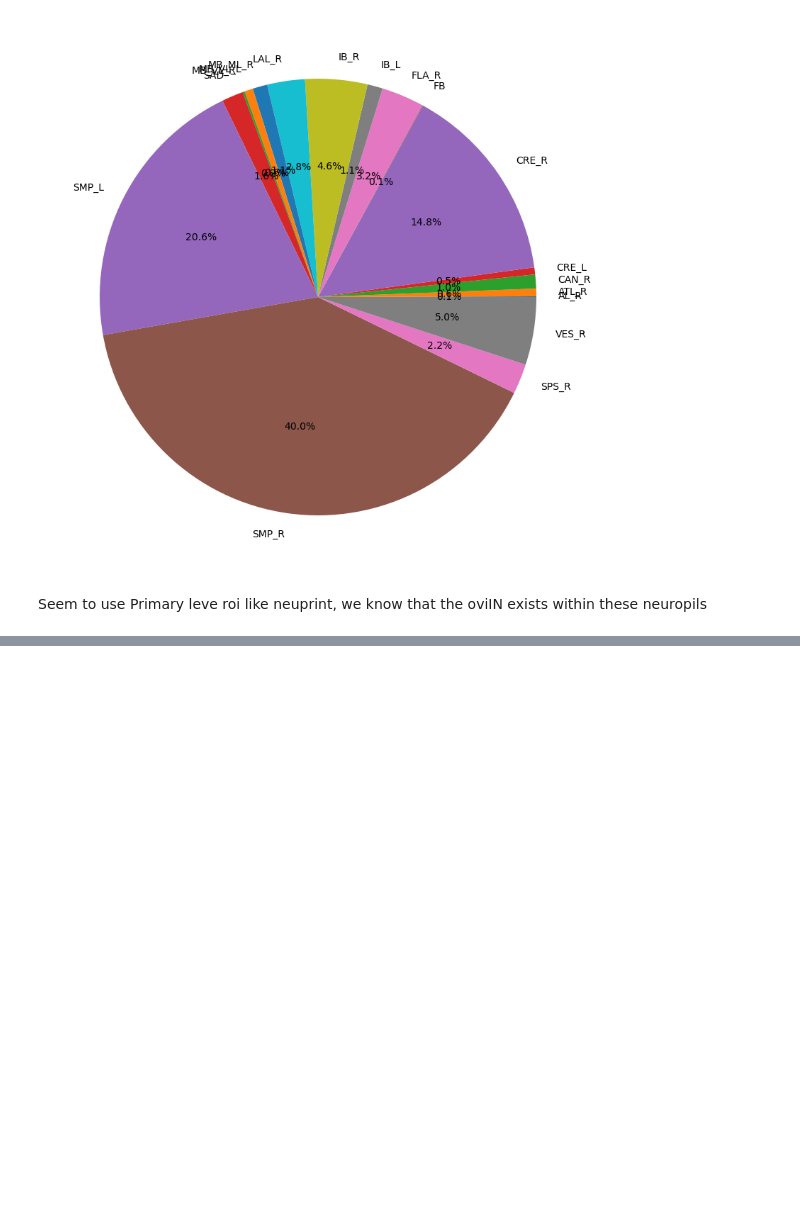
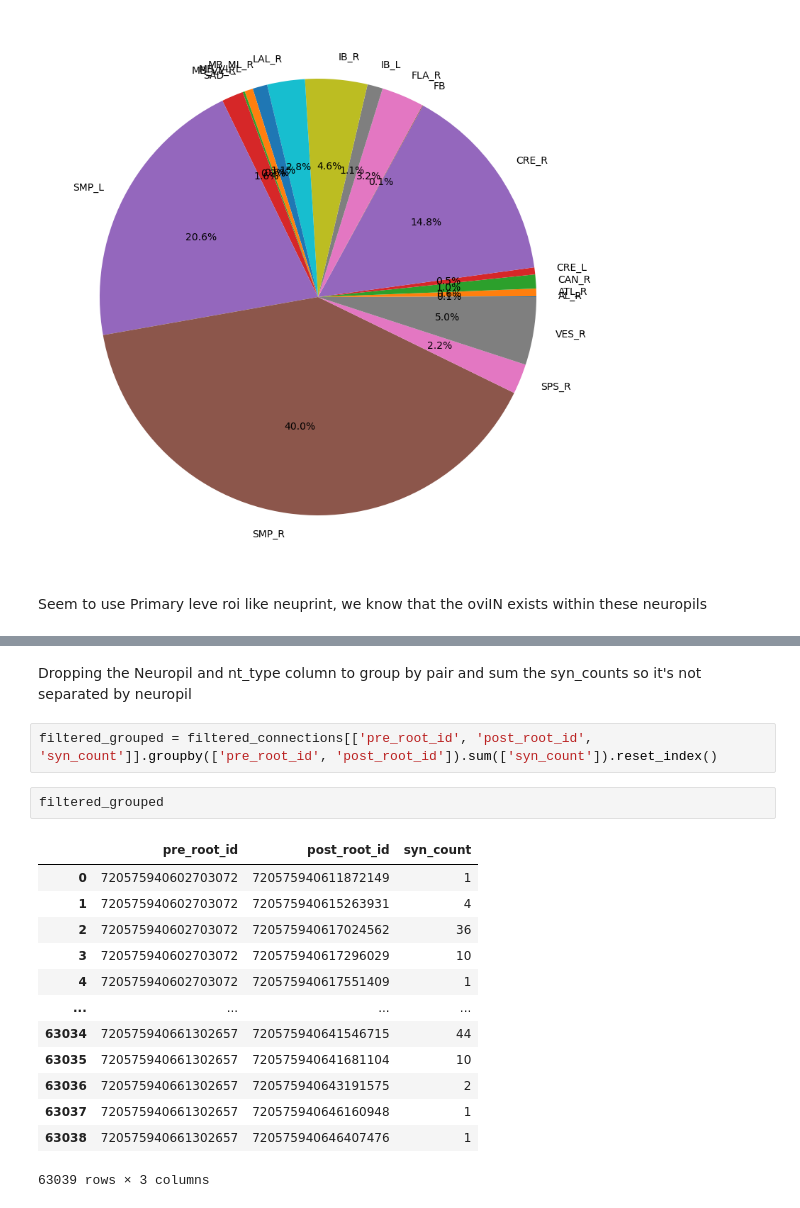
Before and after one commit to Gutierrez-lab/flybrain-clustering-rhessa, a Jupyter notebook: FlyWire/oviposition_sandbox.ipynb, the cells around one changed output, grey strips where cells are left out. Saved outputs shown, nothing was run; the diff lists cells and outputs as text; blank space fills up the shorter version.

```diff
--- a/FlyWire/oviposition_sandbox.ipynb
+++ b/FlyWire/oviposition_sandbox.ipynb
@@ -211,0 +328,20 @@ Seem to use Primary leve roi like neuprint, we know that the oviIN exists within
+# %% [markdown]
+Dropping the Neuropil and nt_type column to group by pair and sum the syn_counts so it's not separated by neuropil
+# %%
+filtered_grouped = filtered_connections[['pre_root_id', 'post_root_id', 'syn_count']].groupby(['pre_root_id', 'post_root_id']).sum(['syn_count']).reset_index()
+# %%
+filtered_grouped
+# %% [output]
+|  | pre_root_id | post_root_id | syn_count |
+| 0 | 720575940602703072 | 720575940611872149 | 1 |
+| 1 | 720575940602703072 | 720575940615263931 | 4 |
+| 2 | 720575940602703072 | 720575940617024562 | 36 |
+| 3 | 720575940602703072 | 720575940617296029 | 10 |
+| 4 | 720575940602703072 | 720575940617551409 | 1 |
+| ... | ... | ... | ... |
+| 63034 | 720575940661302657 | 720575940641546715 | 44 |
+| 63035 | 720575940661302657 | 720575940641681104 | 10 |
+| 63036 | 720575940661302657 | 720575940643191575 | 2 |
+| 63037 | 720575940661302657 | 720575940646160948 | 1 |
+| 63038 | 720575940661302657 | 720575940646407476 | 1 |
+63039 rows × 3 columns
```
Also changed, not shown: parts of 25 cells of this notebook.
